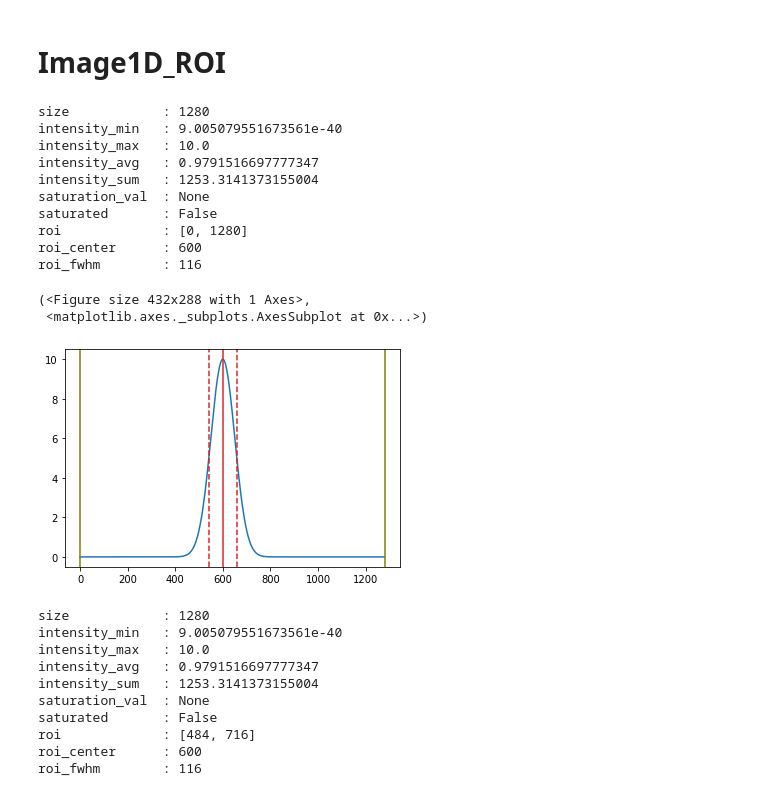
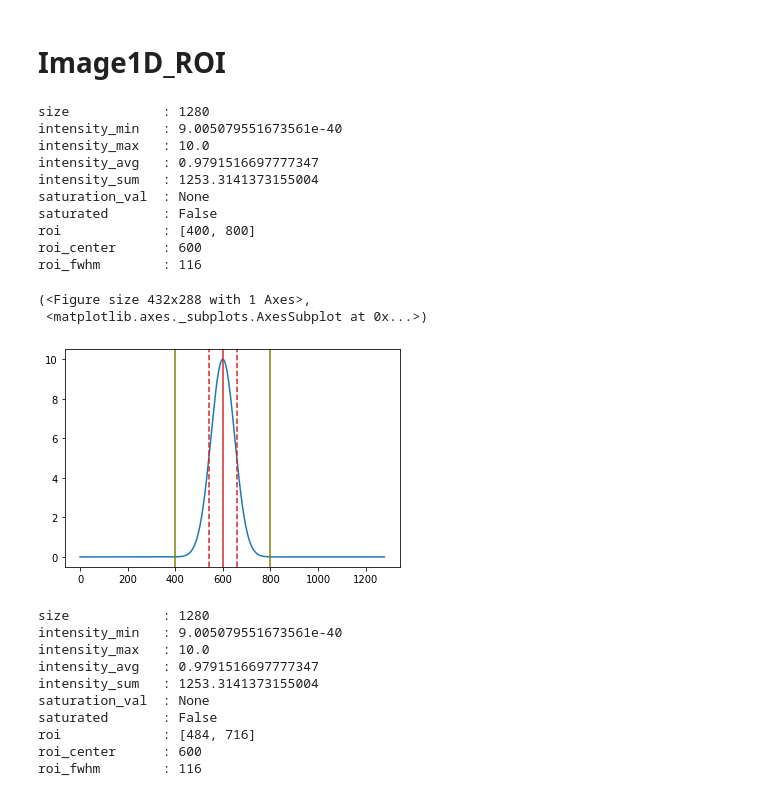
Before and after one commit to lnls-fac/mathphys, a Jupyter notebook: scripts/images.ipynb, the cells around one changed output. Drawn from its saved outputs; the diff is of its cells as text; code cells hidden in the pictures.

```diff
--- a/scripts/images.ipynb
+++ b/scripts/images.ipynb
@@ -172,25 +128,25 @@ plt.plot(indcs, data)
 # %%
 gauss1d, indcs1d = create_gauss1d()
 
 data = gauss1d
 
-img = images.Image1D_ROI(data=data)
+img = images.Image1D_ROI(data=data, roi=[400,800])
 print(img)
 img.imshow()
 # %% [output]
 size            : 1280
 intensity_min   : 9.005079551673561e-40
 intensity_max   : 10.0
 intensity_avg   : 0.9791516697777347
 intensity_sum   : 1253.3141373155004
 saturation_val  : None
 saturated       : False
-roi             : [0, 1280]
+roi             : [400, 800]
 roi_center      : 600
 roi_fwhm        : 116
 (<Figure size 432x288 with 1 Axes>,
  <matplotlib.axes._subplots.AxesSubplot at 0x...>)
-[figure, old version]
+[figure, new version]
 # %%
 img.update_roi_with_fwhm()
 print(img)
```
Also changed, not shown: parts of 8 cells of this notebook, 1 other file.
